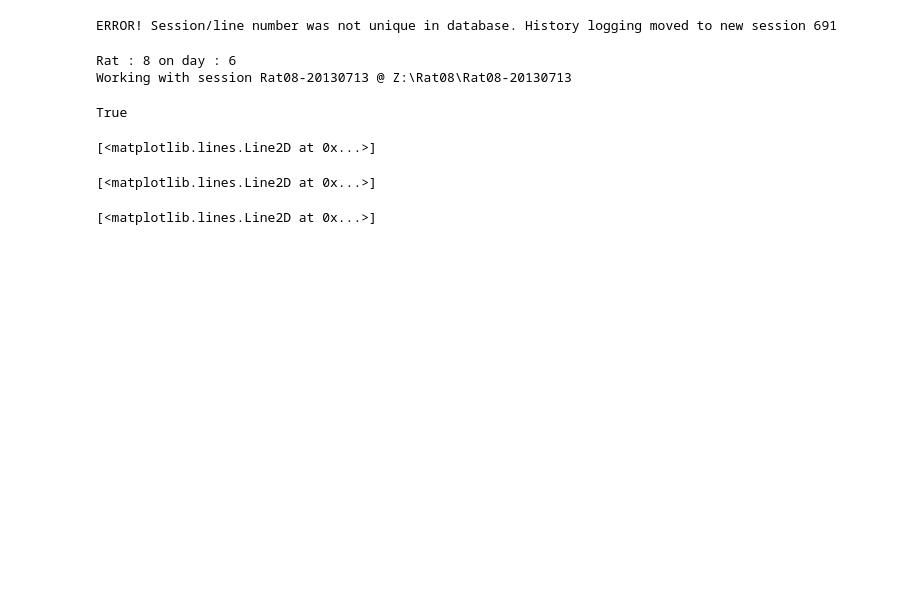
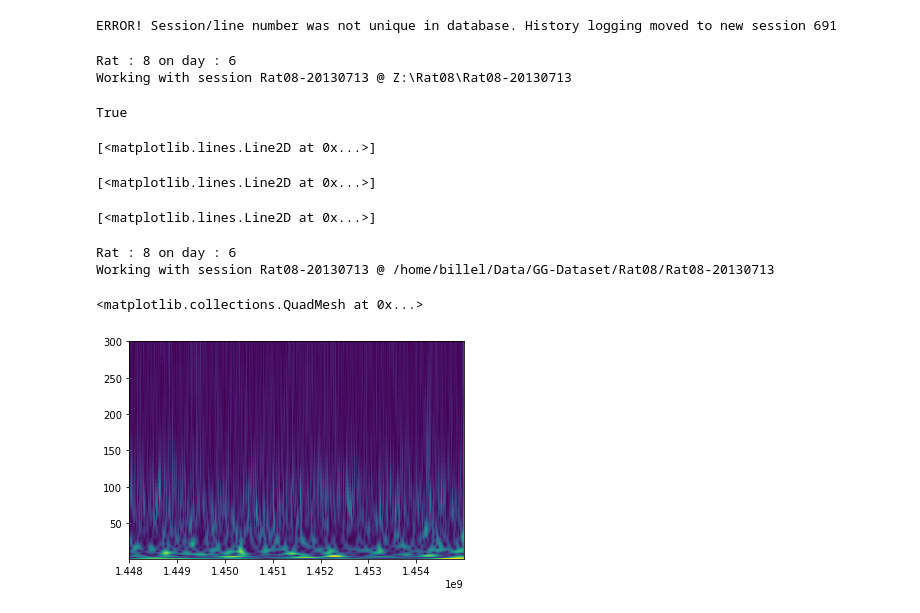
Before and after one commit to KBillel/Amy-Hpc-sleep-dynamcics-python, a Jupyter notebook: LFPTV.ipynb, the cells around one changed output. Cells and saved outputs as stored; diff of their text form; code cells hidden in the pictures; blank space fills up the shorter version.

```diff
--- a/LFPTV.ipynb
+++ b/LFPTV.ipynb
@@ -268,0 +276,18 @@ plt.plot(lfp_nrem.times())
+# %%
+bk.load.current_session_linux()
+chan = bk.load.random_channel('BLA')
+# chan = 23
+
+lfp = bk.load.lfp(chan,1448,1455)
+# lfp_state = lfp.as_units('s').loc[1448:1448+10]
+f_wv = pow(2,np.linspace(np.log2(1),np.log2(300),100))
+output = vbf.wvSpect(lfp.values,f_wv)[0]
+# %% [output]
+Rat : 8 on day : 6
+Working with session Rat08-20130713 @ /home/billel/Data/GG-Dataset/Rat08/Rat08-20130713
+# %%
+fig,ax = plt.subplots(1,1)
+ax.pcolormesh(lfp.index,f_wv,output)
+# %% [output]
+<matplotlib.collections.QuadMesh at 0x...>
+[figure, added]
```
Also changed, not shown: parts of 10 cells of this notebook, 11 other files.
